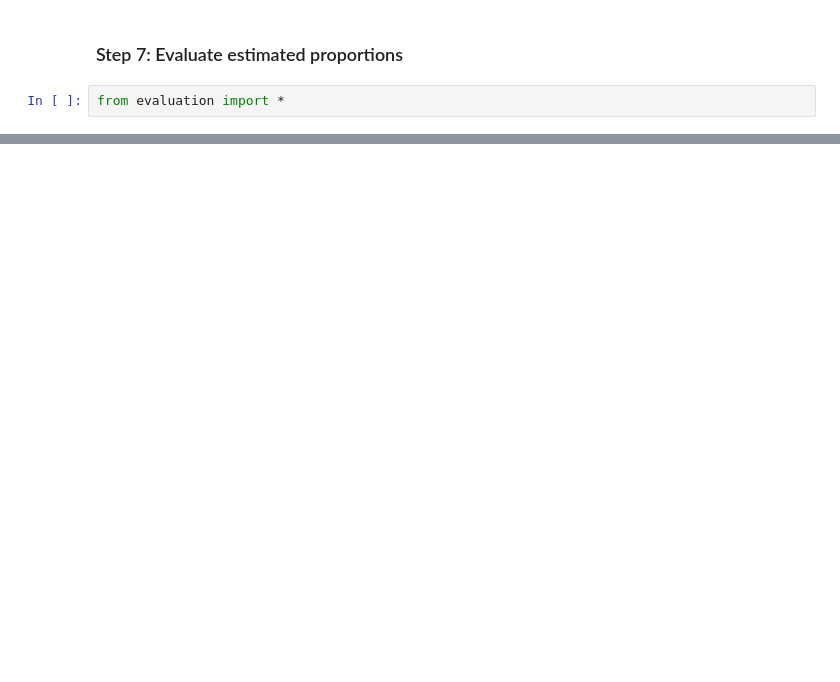
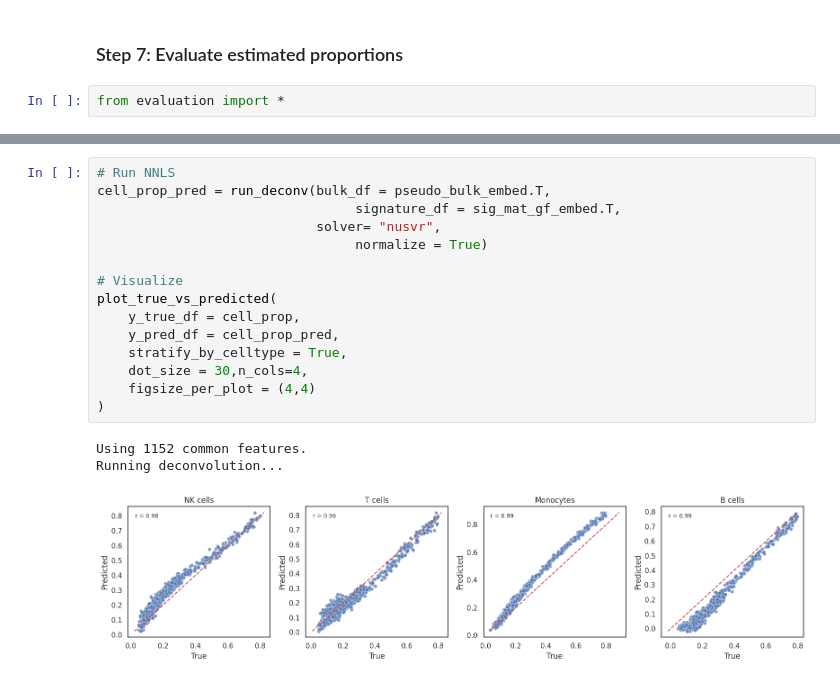
Before and after one commit to Eastmanmd/DECONVersation, a Jupyter notebook: tutorials/extracting_embeddings_from_pseudobulk.ipynb, the cells around one changed output, grey strips where cells are left out. Saved outputs shown, nothing was run; the diff lists cells and outputs as text; blank space fills up the shorter version.

```diff
--- a/tutorials/extracting_embeddings_from_pseudobulk.ipynb
+++ b/tutorials/extracting_embeddings_from_pseudobulk.ipynb
@@ -168,0 +197,19 @@ plot_rmse_vs_corr_by_celltype(
+# %%
+# Run NNLS
+cell_prop_pred = run_deconv(bulk_df = pseudo_bulk_embed.T,
+                                 signature_df = sig_mat_gf_embed.T,
+                            solver= "nusvr",
+                                 normalize = True)
+
+# Visualize
+plot_true_vs_predicted(
+    y_true_df = cell_prop,
+    y_pred_df = cell_prop_pred,
+    stratify_by_celltype = True,
+    dot_size = 30,n_cols=4,
+    figsize_per_plot = (4,4)
+)
+# %% [output]
+Using 1152 common features.
+Running deconvolution...
+[figure, added]
```
Also changed, not shown: parts of 22 cells of this notebook.
